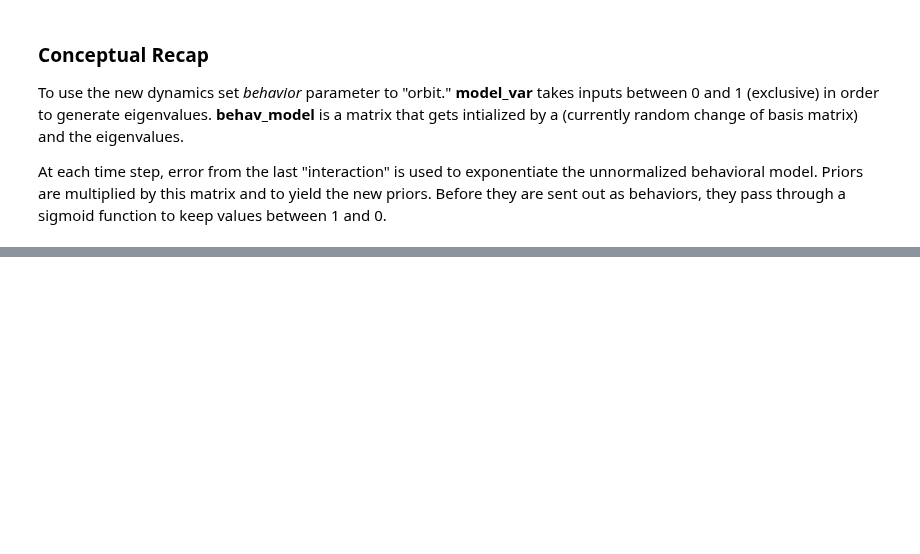
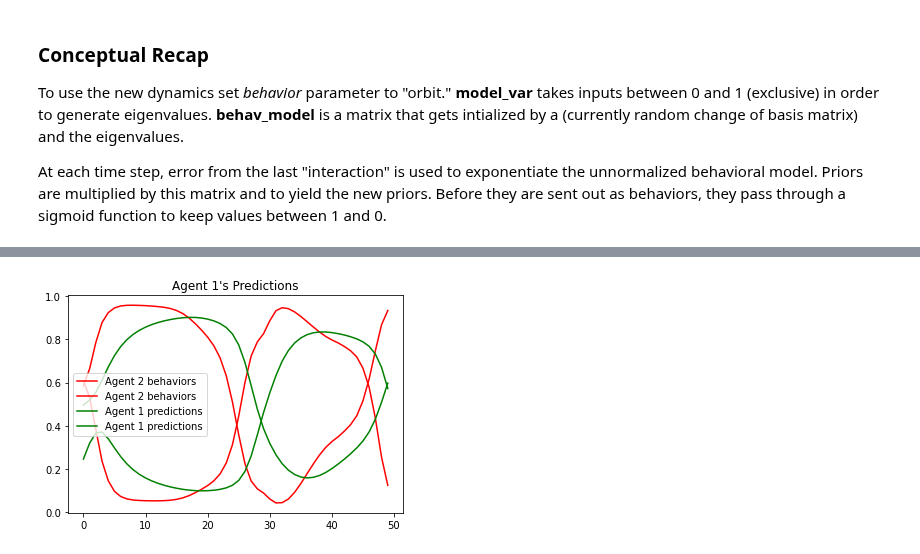
Before and after one commit to rpassas/Social_AI, a Jupyter notebook: experiments/orbit_agents.ipynb, the cells around one changed output, grey strips where cells are left out. Cells and saved outputs as stored; diff of their text form; code cells hidden in the pictures; blank space fills up the shorter version.

```diff
--- a/experiments/orbit_agents.ipynb
+++ b/experiments/orbit_agents.ipynb
@@ -35,2 +44,11 @@ time = [t for t in range(len(costs[0]))]
+# %%
+plt.figure(facecolor='white')
+plt.plot(time, behaviors[1], 'r', label="Agent 2 behaviors")
+plt.plot(time, preds[0], 'g', label="Agent 1 predictions")
+plt.title("Agent 1's Predictions")
+plt.legend()
+plt.show()
+# %% [output]
+[figure, added]
 # %%
 plt.figure(facecolor='white')
```
Also changed, not shown: parts of 8 cells of this notebook.
